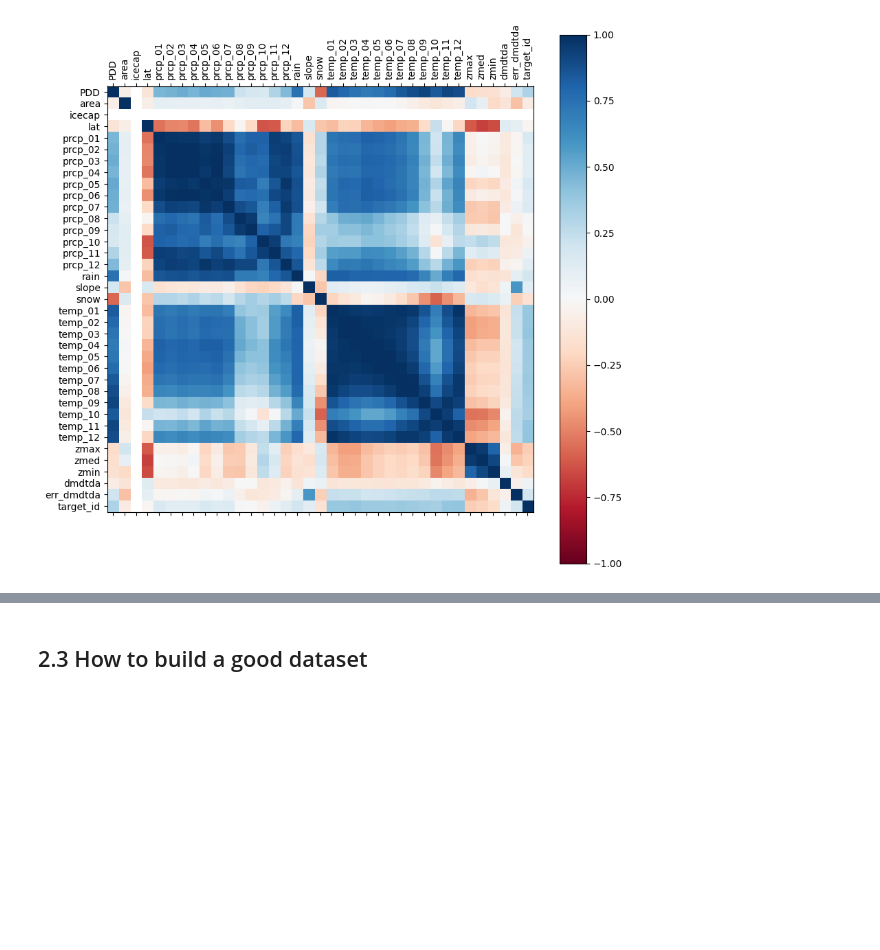
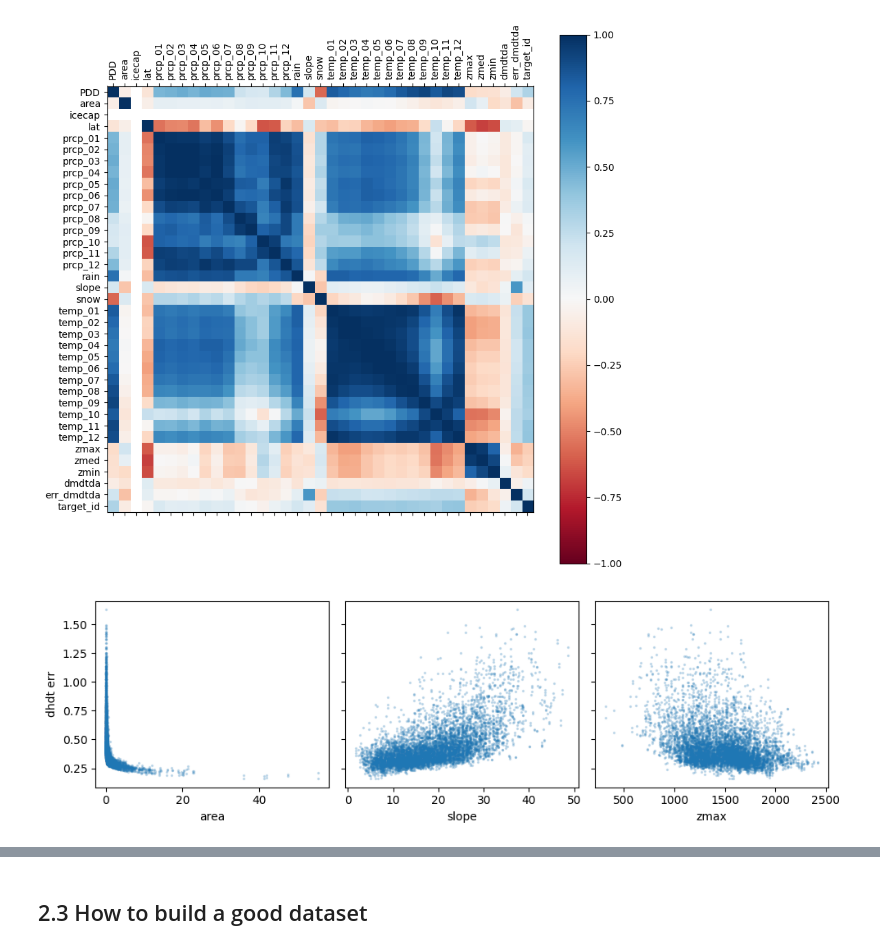
Before and after one commit to hahohe1892/Project_MB_Regression, a Jupyter notebook: 2_Data_exploration.ipynb, the cells around one changed output, grey strips where cells are left out. Saved outputs shown, nothing was run; the diff lists cells and outputs as text; code cells hidden in the pictures; blank space fills up the shorter version.

Commit message:
further data exploration; line to remove filled-in dhdt values

```diff
--- a/2_Data_exploration.ipynb
+++ b/2_Data_exploration.ipynb
@@ -142,3 +142,14 @@ plt.colorbar(p, ax = ax)
 plt.show()
 # %% [output]
 [figure]
+# %%
+vars = ['area', 'slope', 'zmax']
+fig, axes = plt.subplots(1,3, figsize = (10,3), sharey = True)
+for i,var in enumerate(vars):
+    #axes[i].scatter(df_all[var], df_all['err_dmdtda'], alpha = .1, s=2)
+    axes[i].scatter(df_all[~df_all['dmdtda'].isin(df_all['dmdtda'].value_counts().index[:2]).values][var], df_all[~df_all['dmdtda'].isin(df_all['dmdtda'].value_counts().index[:2]).values]['err_dmdtda'], alpha = .2, s = 2)
+    axes[i].set_xlabel(var)
+axes[0].set_ylabel('dhdt err')
+plt.tight_layout()
+# %% [output]
+[figure, added]
```
Also changed, not shown: parts of 1 cell of this notebook.
